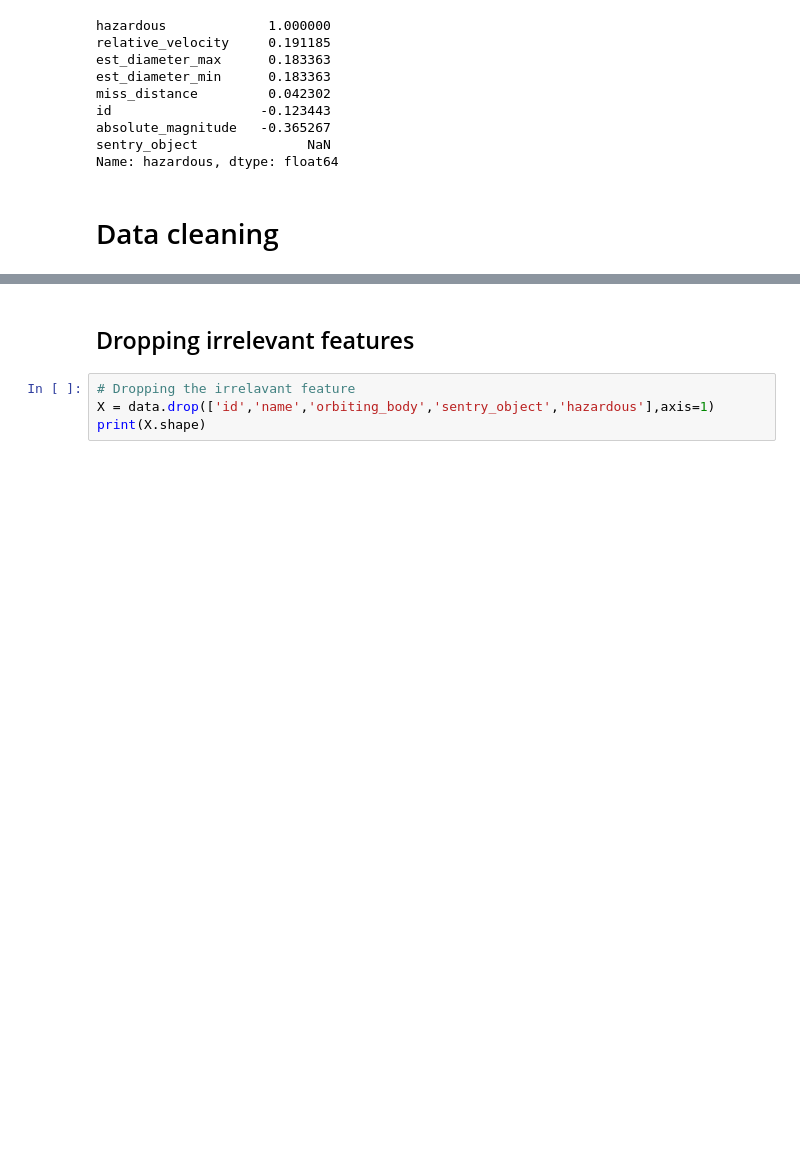
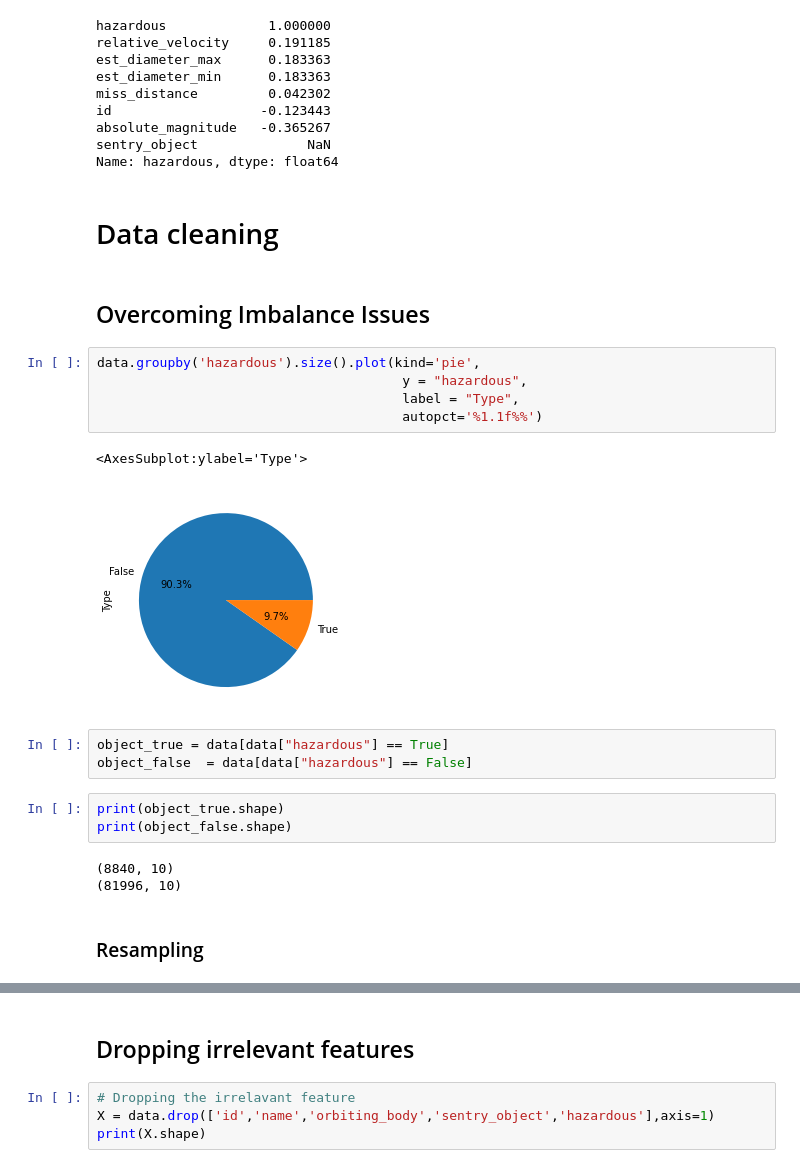
Before and after one commit to DSCKGEC/NASA-Collision-Detection, a Jupyter notebook: Nasa_nearest_earth_object_classifier.ipynb, the cells around one changed output, grey strips where cells are left out. Drawn from its saved outputs; the diff is of its cells as text; blank space fills up the shorter version.

```diff
--- a/Nasa_nearest_earth_object_classifier.ipynb
+++ b/Nasa_nearest_earth_object_classifier.ipynb
@@ -86,3 +89,24 @@ sentry_object              NaN
 Name: hazardous, dtype: float64
 # %% [markdown]
 # Data cleaning
+# %% [markdown]
+## Overcoming Imbalance Issues
+# %%
+data.groupby('hazardous').size().plot(kind='pie',
+                                       y = "hazardous",
+                                       label = "Type",
+                                       autopct='%1.1f%%')
+# %% [output]
+<AxesSubplot:ylabel='Type'>
+[figure, added]
+# %%
+object_true = data[data["hazardous"] == True]
+object_false  = data[data["hazardous"] == False]
+# %%
+print(object_true.shape)
+print(object_false.shape)
+# %% [output]
+(8840, 10)
+(81996, 10)
+# %% [markdown]
+### Resampling
```
Also changed, not shown: parts of 23 cells of this notebook.
